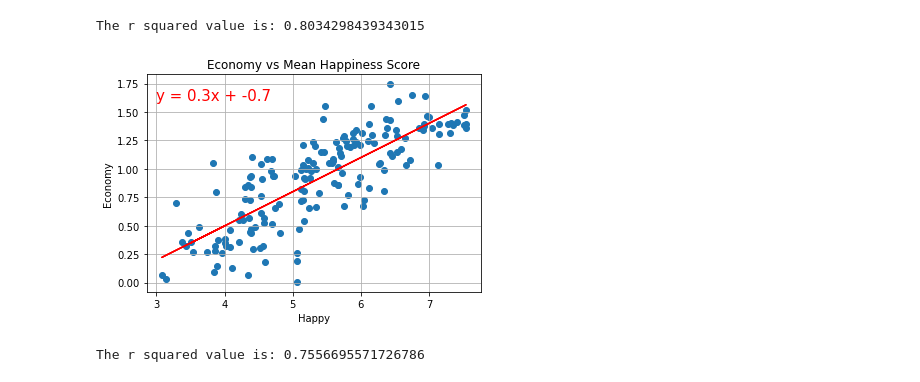
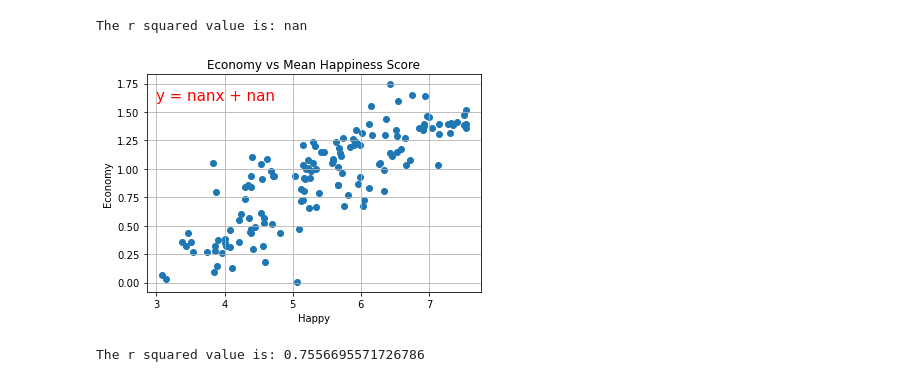
Before and after one commit to cbragg3136/world_happiness_project1, a Jupyter notebook: Analysis.ipynb, the cells around one changed output. Drawn from its saved outputs; the diff is of its cells as text; code cells hidden in the pictures.

Commit message:
merge

```diff
--- a/Analysis.ipynb
+++ b/Analysis.ipynb
@@ -23,0 +6,4 @@ correl_table
+# %%
+workforce_ratio = pd.read_csv("Resources/Workforce_ratio_df.csv")
+correl_table = pd.read_csv("Resources/correl_table.csv")
+correl_table_complete = pd.merge(workforce_ratio, correl_table, how="inner", on=["Country", "Country"])
@@ -34,16 +36,16 @@ def linreg(x_values, y_values, title, coordinates):
     print(f"The r squared value is: {rvalue}")
     plt.show()
 # %%
-correl_table.plot(kind='scatter', x='Happy', y='Economy')
+correl_table_complete.plot(kind='scatter', x='Happy', y='Economy')
 plt.title("Economy vs Mean Happiness Score")
 plt.grid()
-x_values = correl_table["Happy"]
+x_values = correl_table_complete["Happy"]
 
-y_values = correl_table["Economy"]
-linreg(correl_table["Happy"],correl_table["Economy"], "Economy", (3, 1.6))
+y_values = correl_table_complete["Economy"]
+linreg(correl_table_complete["Happy"],correl_table_complete["Economy"], "Economy", (3, 1.6))
 # %% [output]
-The r squared value is: 0.8034298439343015
+The r squared value is: nan
-[figure, old version]
+[figure, new version]
 # %%
 correl_table.plot(kind='scatter', x='Happy', y='Family')
 plt.title("Family vs Mean Happiness Score")
```
Also changed, not shown: parts of 4 cells of this notebook, 1 other file.
